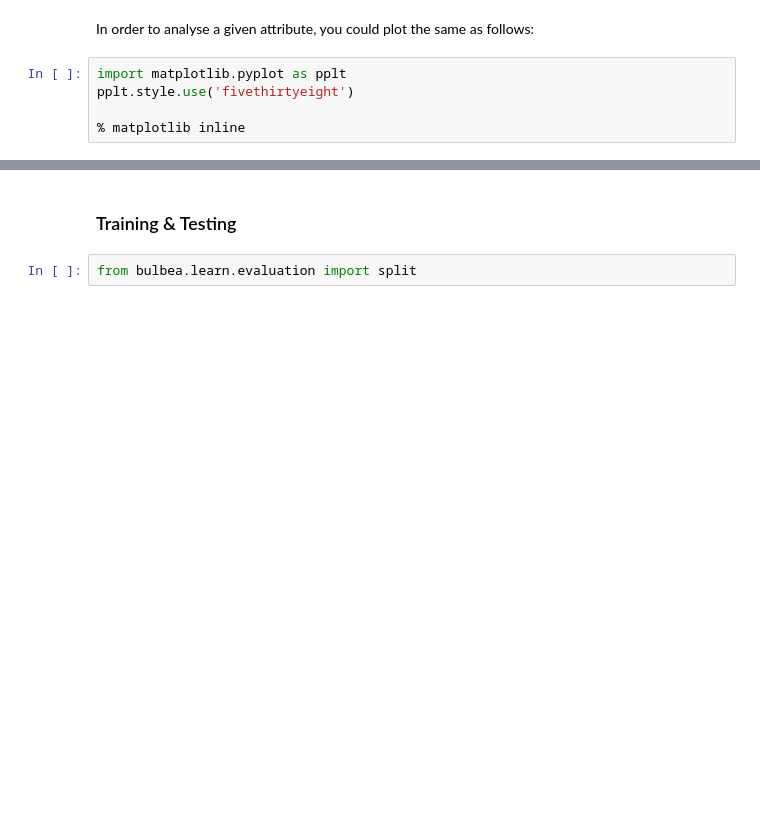
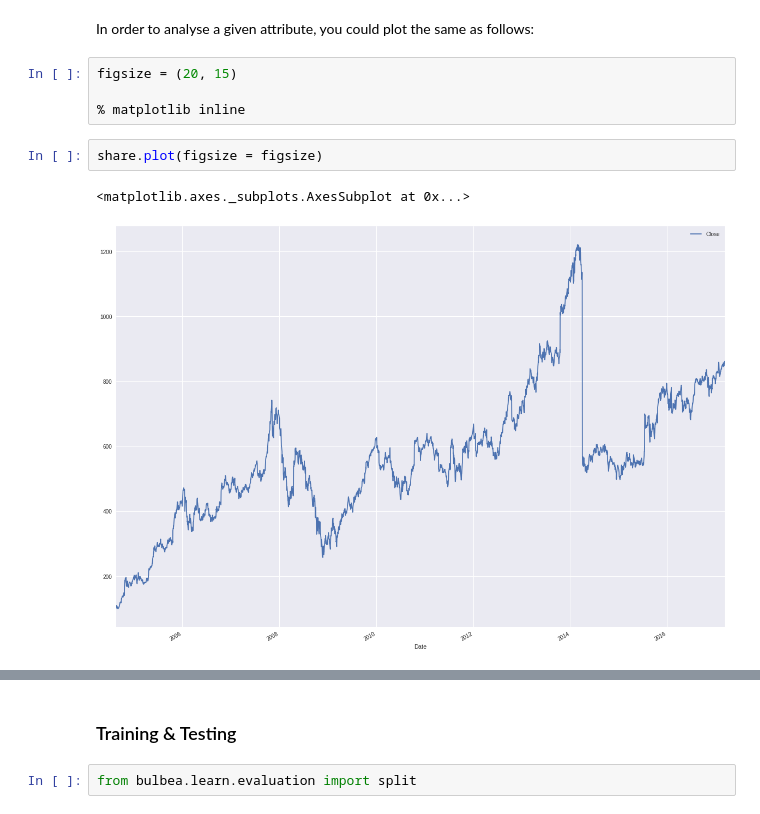
Before and after one commit to achillesrasquinha/bulbea, a Jupyter notebook: examples/bulbea.ipynb, the cells around one changed output, grey strips where cells are left out. Saved outputs shown, nothing was run; the diff lists cells and outputs as text; blank space fills up the shorter version.

```diff
--- a/examples/bulbea.ipynb
+++ b/examples/bulbea.ipynb
@@ -32,7 +34,11 @@ data.tail(nsamples)
 # %% [markdown]
 In order to analyse a given attribute, you could plot the same as follows:
-# %%
-import matplotlib.pyplot as pplt
-pplt.style.use('fivethirtyeight')
-
-% matplotlib inline
+# %%
+figsize = (20, 15)
+
+% matplotlib inline
+# %%
+share.plot(figsize = figsize)
+# %% [output]
+<matplotlib.axes._subplots.AxesSubplot at 0x...>
+[figure, added]
```
Also changed, not shown: parts of 19 cells of this notebook, 1 other file.
